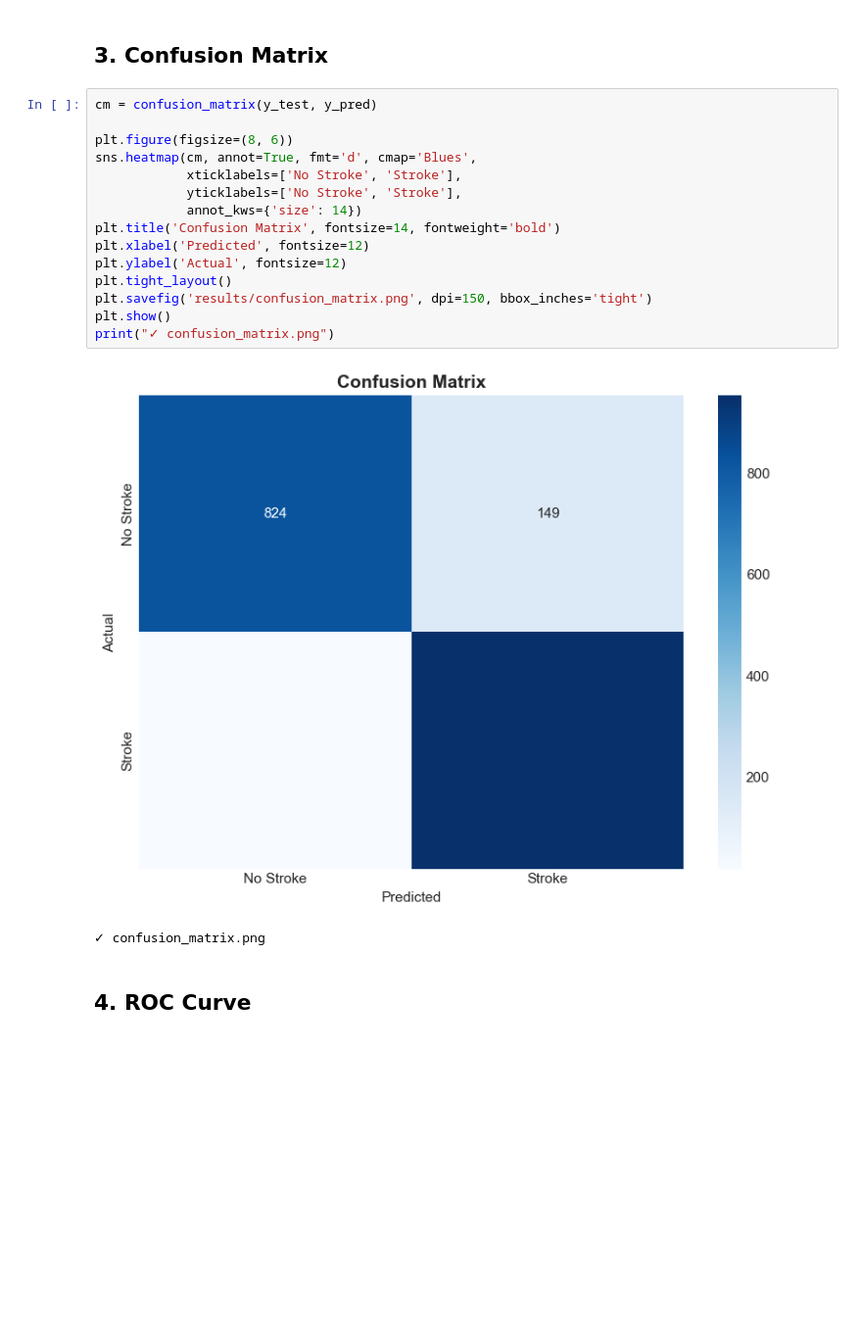
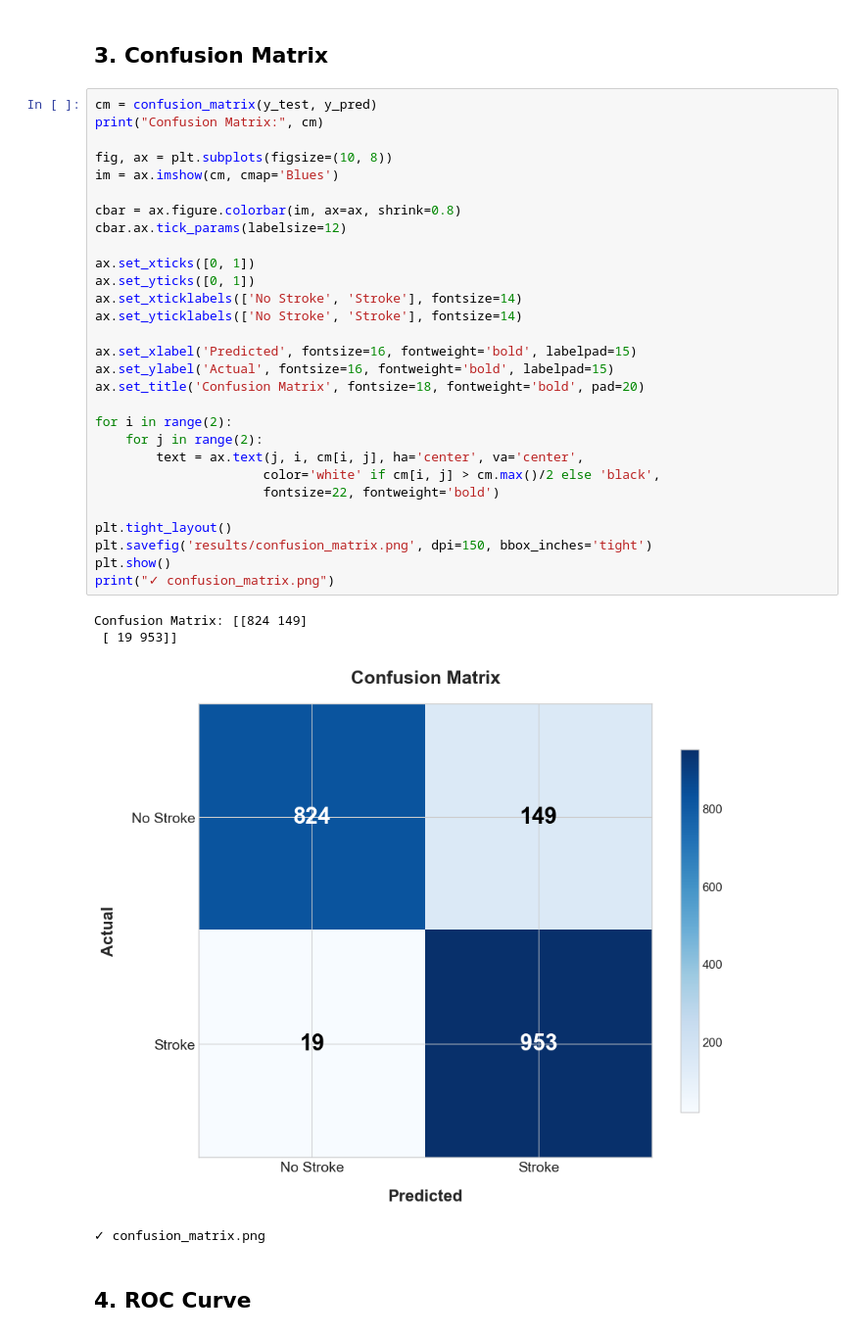
Before and after one commit to ardhikaxx/svm-stroke, a Jupyter notebook: evaluation.ipynb, the cells around one changed output. Shown at 98% size. Cells and saved outputs as stored; diff of their text form; blank space fills up the shorter version.

Commit message:
Perbaiki Confusion Matrix dan tambah hasil evaluasi lengkap ke README

```diff
--- a/evaluation.ipynb
+++ b/evaluation.ipynb
@@ -56,24 +56,40 @@ Accuracy: 0.9136
 ROC AUC: 0.9657
 # %% [markdown]
 ## 3. Confusion Matrix
-# %%
-cm = confusion_matrix(y_test, y_pred)
-
-plt.figure(figsize=(8, 6))
-sns.heatmap(cm, annot=True, fmt='d', cmap='Blues',
-            xticklabels=['No Stroke', 'Stroke'],
-            yticklabels=['No Stroke', 'Stroke'],
-            annot_kws={'size': 14})
-plt.title('Confusion Matrix', fontsize=14, fontweight='bold')
-plt.xlabel('Predicted', fontsize=12)
-plt.ylabel('Actual', fontsize=12)
-plt.tight_layout()
-plt.savefig('results/confusion_matrix.png', dpi=150, bbox_inches='tight')
-plt.show()
-print("✓ confusion_matrix.png")
-# %% [output]
-[figure, removed]
-✓ confusion_matrix.png
+# %%
+cm = confusion_matrix(y_test, y_pred)
+print("Confusion Matrix:", cm)
+
+fig, ax = plt.subplots(figsize=(10, 8))
+im = ax.imshow(cm, cmap='Blues')
+
+cbar = ax.figure.colorbar(im, ax=ax, shrink=0.8)
+cbar.ax.tick_params(labelsize=12)
+
+ax.set_xticks([0, 1])
+ax.set_yticks([0, 1])
+ax.set_xticklabels(['No Stroke', 'Stroke'], fontsize=14)
+ax.set_yticklabels(['No Stroke', 'Stroke'], fontsize=14)
+
+ax.set_xlabel('Predicted', fontsize=16, fontweight='bold', labelpad=15)
+ax.set_ylabel('Actual', fontsize=16, fontweight='bold', labelpad=15)
+ax.set_title('Confusion Matrix', fontsize=18, fontweight='bold', pad=20)
+
+for i in range(2):
+    for j in range(2):
+        text = ax.text(j, i, cm[i, j], ha='center', va='center',
+                      color='white' if cm[i, j] > cm.max()/2 else 'black',
+                      fontsize=22, fontweight='bold')
+
+plt.tight_layout()
+plt.savefig('results/confusion_matrix.png', dpi=150, bbox_inches='tight')
+plt.show()
+print("✓ confusion_matrix.png")
+# %% [output]
+Confusion Matrix: [[824 149]
+ [ 19 953]]
+[figure, added]
+✓ confusion_matrix.png
 # %% [markdown]
 ## 4. ROC Curve
 # %%
```
Also changed, not shown: 10 other files.
